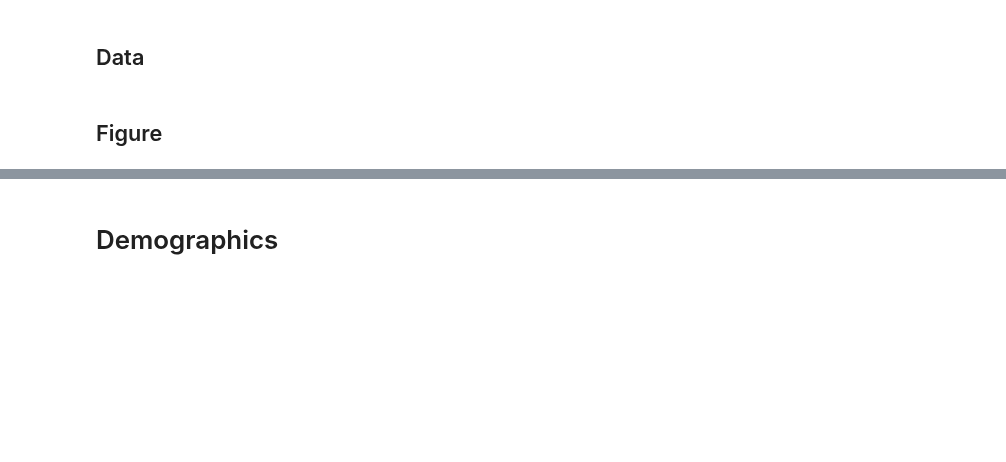
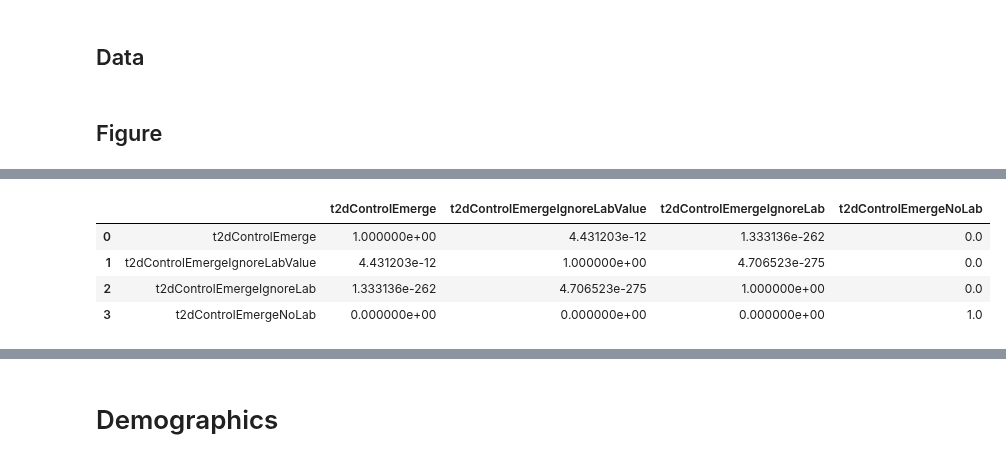
Before and after one commit to brettbj/association-robustness, a Jupyter notebook: Paper figs.ipynb, the cells around one changed output, grey strips where cells are left out. Drawn from its saved outputs; the diff is of its cells as text; code cells hidden in the pictures; blank space fills up the shorter version.

```diff
--- a/Paper figs.ipynb
+++ b/Paper figs.ipynb
@@ -160,0 +160,16 @@ ax.set_xticklabels(['Baseline', 'Ignore Lab Result', 'Ignore Lab', 'No Lab'], ha
+# %%
+# Rows matched, cols matched
+groups = ['t2dControlEmerge', 't2dControlEmergeIgnoreLabValue', 't2dControlEmergeIgnoreLab', 't2dControlEmergeNoLab']
+rows = []
+for group_a in groups:
+    rows.append([group_a] + [stats.ttest_ind(results[(results.samp_size==10000) & (results.control==group_a) & (results.matching=='none')].OR,
+                           results[(results.samp_size==10000) & (results.control==group_b) & (results.matching=='none')].OR).pvalue
+           for group_b in groups])
+
+pd.DataFrame.from_records(columns=[''] + groups, data=rows)
+# %% [output]
+|  |  | t2dControlEmerge | t2dControlEmergeIgnoreLabValue | t2dControlEmergeIgnoreLab | t2dControlEmergeNoLab |
+| 0 | t2dControlEmerge | 1.000000e+00 | 4.431203e-12 | 1.333136e-262 | 0.0 |
+| 1 | t2dControlEmergeIgnoreLabValue | 4.431203e-12 | 1.000000e+00 | 4.706523e-275 | 0.0 |
+| 2 | t2dControlEmergeIgnoreLab | 1.333136e-262 | 4.706523e-275 | 1.000000e+00 | 0.0 |
+| 3 | t2dControlEmergeNoLab | 0.000000e+00 | 0.000000e+00 | 0.000000e+00 | 1.0 |
```
Also changed, not shown: parts of 8 cells of this notebook.
